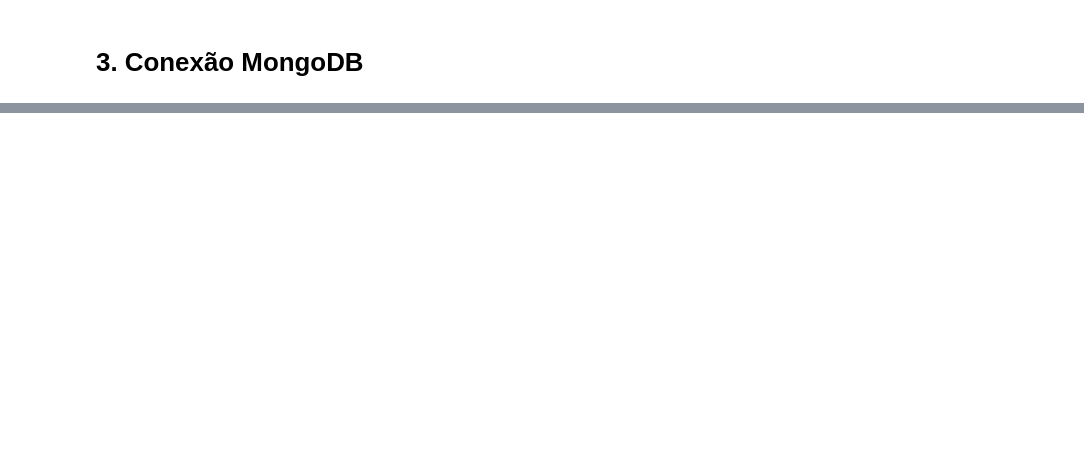
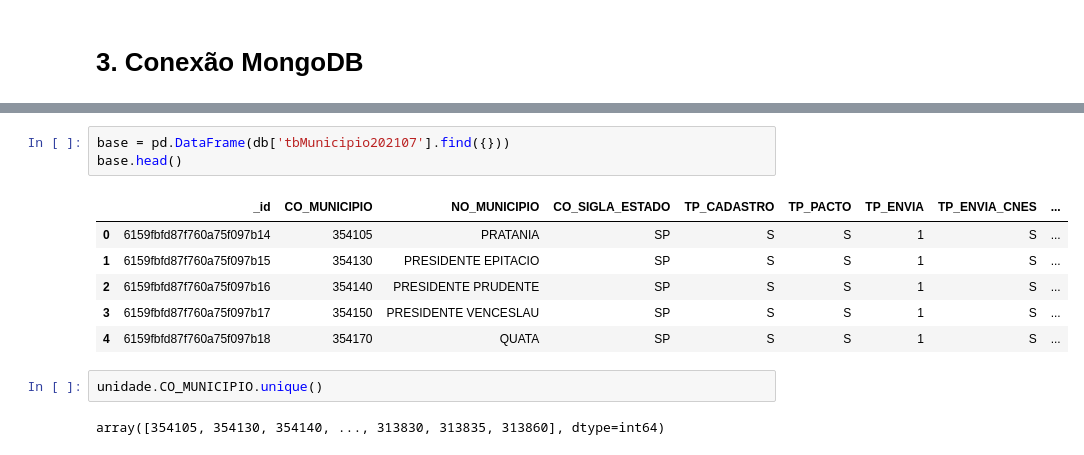
Before and after one commit to bombermal/Personal_Proj_Lais_Data_Engineer, a Jupyter notebook: main.ipynb, the cells around one changed output, grey strips where cells are left out. Cells and saved outputs as stored; diff of their text form; blank space fills up the shorter version.

```diff
--- a/main.ipynb
+++ b/main.ipynb
@@ -237,0 +292,14 @@ pd.DataFrame(collection.find())
+# %%
+base = pd.DataFrame(db['tbMunicipio202107'].find({}))
+base.head()
+# %% [output]
+|  | _id | CO_MUNICIPIO | NO_MUNICIPIO | CO_SIGLA_ESTADO | TP_CADASTRO | TP_PACTO | TP_ENVIA | TP_ENVIA_CNES | ... |
+| 0 | 6159fbfd87f760a75f097b14 | 354105 | PRATANIA | SP | S | S | 1 | S | ... |
+| 1 | 6159fbfd87f760a75f097b15 | 354130 | PRESIDENTE EPITACIO | SP | S | S | 1 | S | ... |
+| 2 | 6159fbfd87f760a75f097b16 | 354140 | PRESIDENTE PRUDENTE | SP | S | S | 1 | S | ... |
+| 3 | 6159fbfd87f760a75f097b17 | 354150 | PRESIDENTE VENCESLAU | SP | S | S | 1 | S | ... |
+| 4 | 6159fbfd87f760a75f097b18 | 354170 | QUATA | SP | S | S | 1 | S | ... |
+# %%
+unidade.CO_MUNICIPIO.unique()
+# %% [output]
+array([354105, 354130, 354140, ..., 313830, 313835, 313860], dtype=int64)
```
Also changed, not shown: parts of 13 cells of this notebook, 1 other file.
